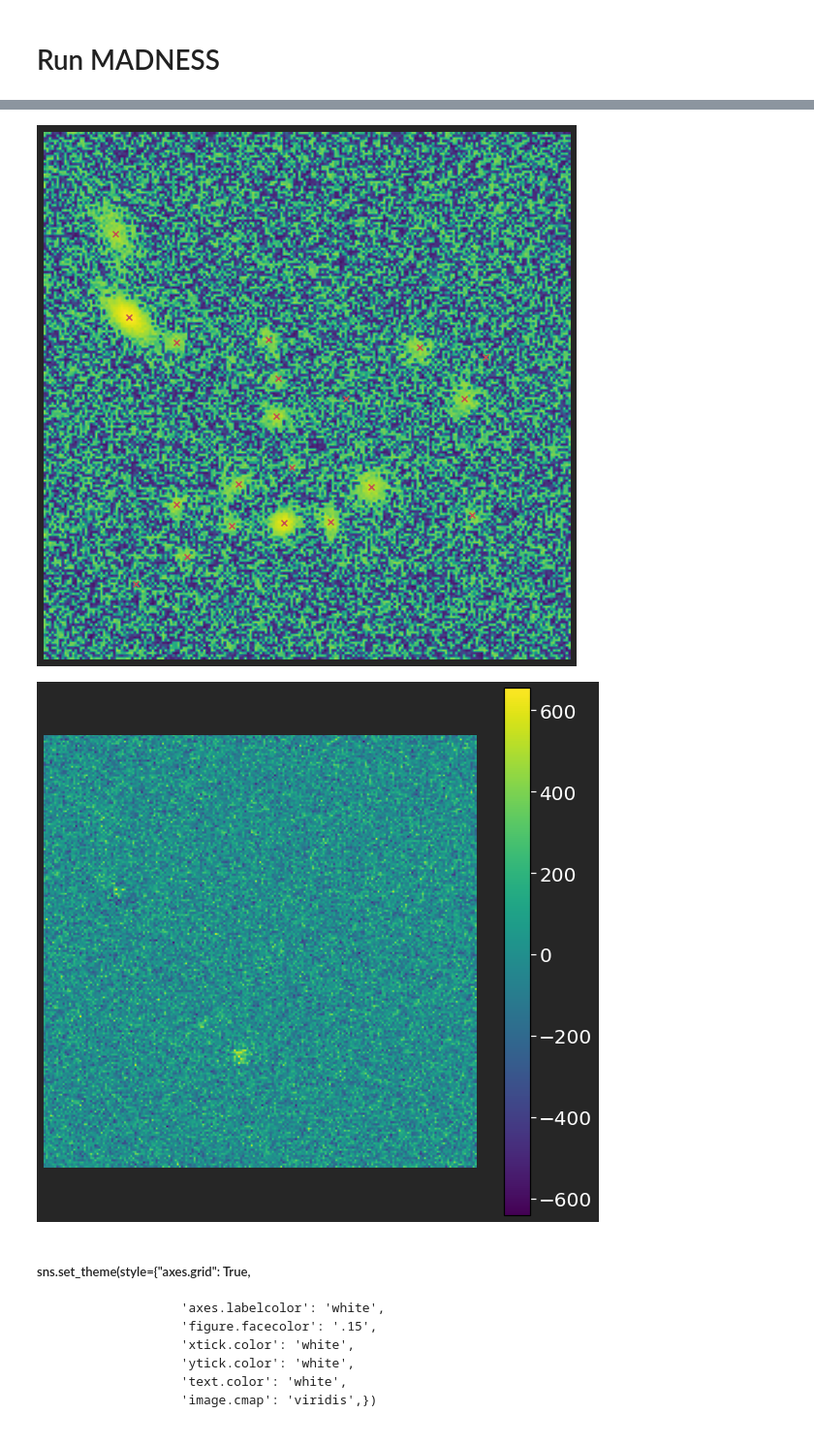
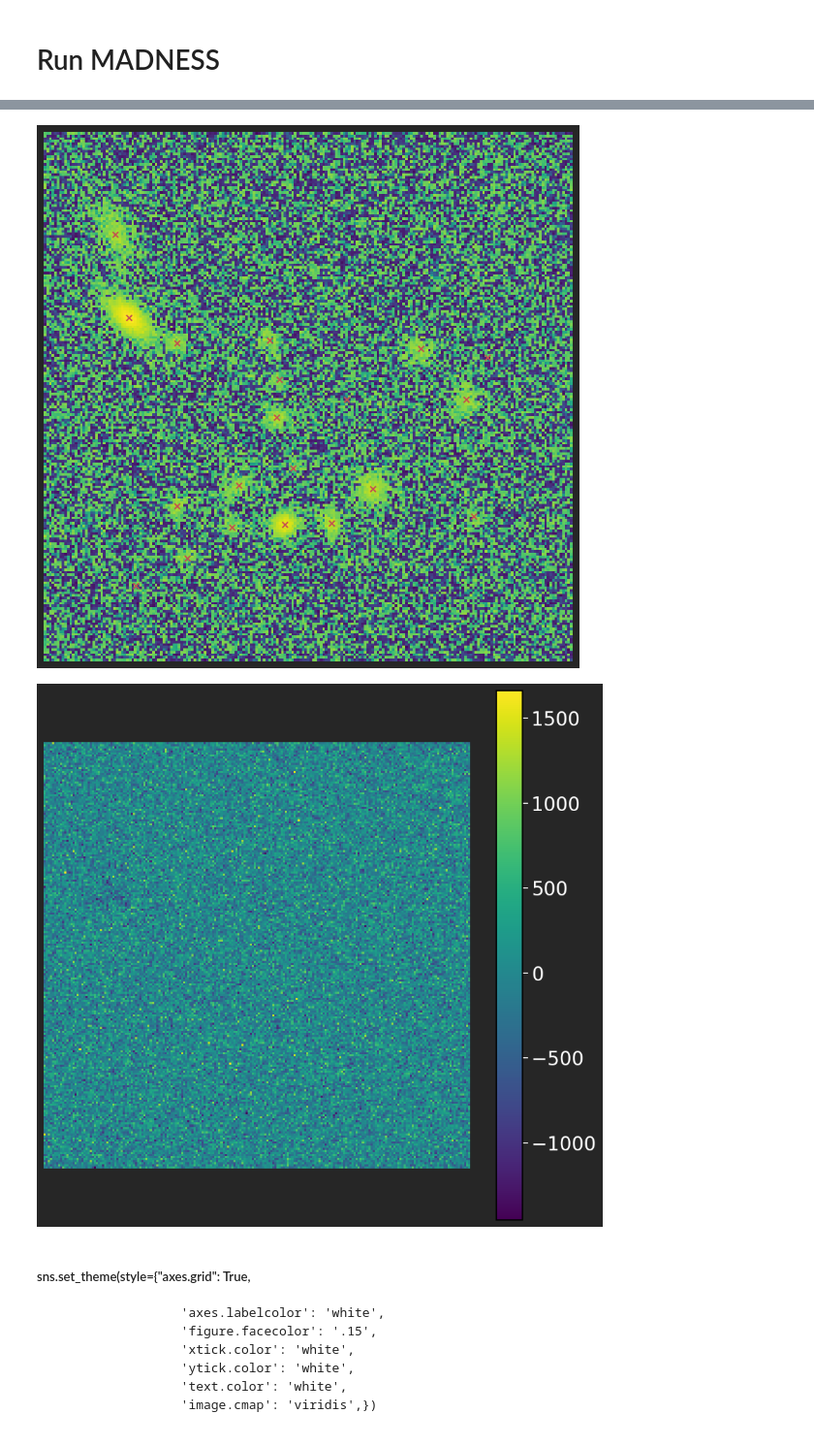
Before and after one commit to b-biswas/MADNESS-legacy, a Jupyter notebook: notebooks/test_simultaneous_deblending.ipynb, the cells around one changed output, grey strips where cells are left out. Shown at 97% size. Drawn from its saved outputs; the diff is of its cells as text; code cells hidden in the pictures.

Commit message:
linear norm update

```diff
--- a/notebooks/test_simultaneous_deblending.ipynb
+++ b/notebooks/test_simultaneous_deblending.ipynb
@@ -53,7 +53,7 @@ survey = btk.survey.get_surveys("LSST")
 seed = 13
 run_name = "test_run_catsim"
 
-linear_norm_coeff = [1000, 5000, 10000, 10000, 10000, 10000]
+linear_norm_coeff = 10000
 
 sampling_function = btk.sampling_functions.DefaultSampling(
     max_number=max_number, min_number=min_number, max_shift=maxshift, stamp_size=stamp_size, seed=seed
@@ -67,7 +67,7 @@ draw_generator = btk.draw_blends.CatsimGenerator(
     stamp_size=stamp_size,
     cpus=1,
     add_noise="all",
-    augment_data=True,
+    augment_data=False,
     verbose=False,
     seed=seed,
 )
@@ -349,26 +355,26 @@ for i in range(len(blend['blend_list'][field_to_process])):
     plt.scatter(blend['blend_list'][field_to_process]['x_peak'][i],
                 blend['blend_list'][field_to_process]['y_peak'][i], marker="x", c="r")
 # %% [output]
-[figure, old version]
+[figure, new version]
 # %%
 # Residual after MADNESS run
 fig = plt.figure(figsize=(10,10))
 ax = fig.gca()
 tf.config.run_functions_eagerly(True)
 
 padding_infos = deb.get_padding_infos()
 residual = deb.compute_residual(np.transpose(blend['blend_images'][field_to_process], axes=[1, 2, 0]), use_scatter_and_sub=True).numpy()
 #residual = np.transpose(deb.postage_stamp,
-im1 = ax.imshow(residual[:, :, 1])
+im1 = ax.imshow(residual[:, :, 2])
 cbar =fig.colorbar(im1, ax=ax)
 cbar.ax.tick_params(labelsize=20)
 plt.axis("off")
 plt.savefig("residual")
 
 #for i in range(len(blend['blend_list'][0])):
     #plt.scatter(blend['blend_list'][0]['x_peak'][i], blend['blend_list'][0]['y_peak'][i], marker="x", linewidths=.5, s=120, c="r")
 # %% [output]
-[figure, old version]
+[figure, new version]
 # %% [markdown]
 ##### sns.set_theme(style={"axes.grid": True,
                      'axes.labelcolor': 'white',
```
Also changed, not shown: parts of 12 cells of this notebook.
